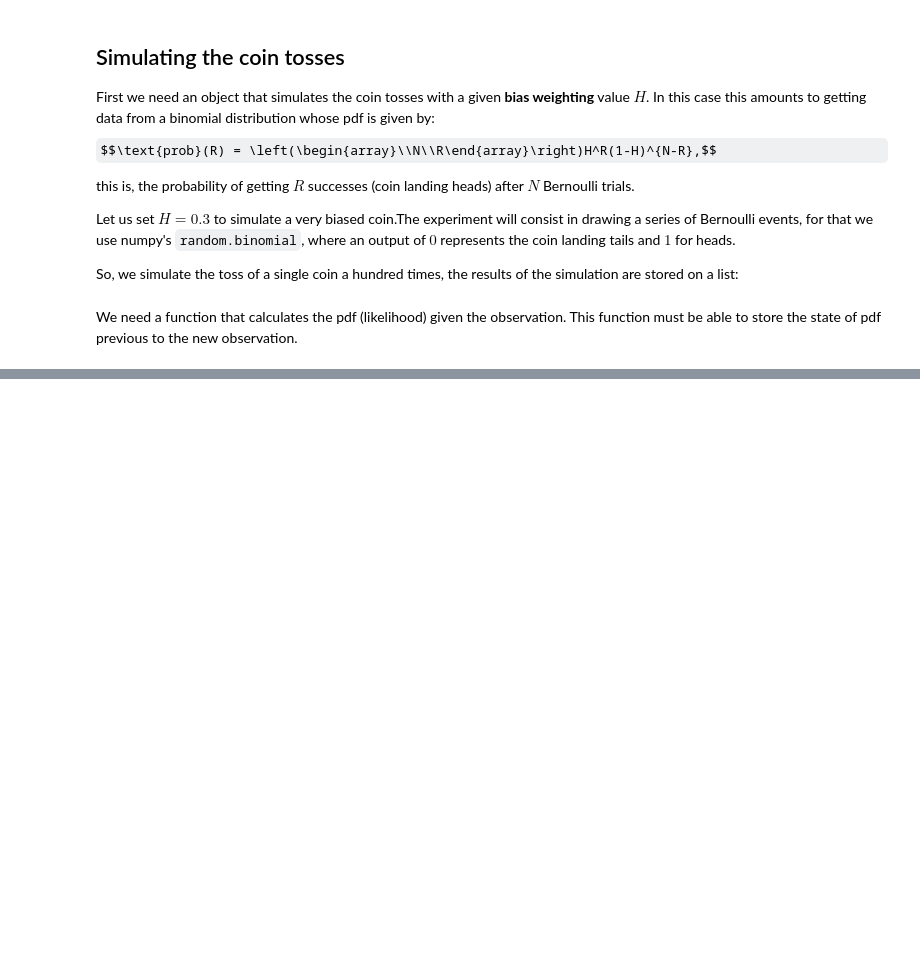
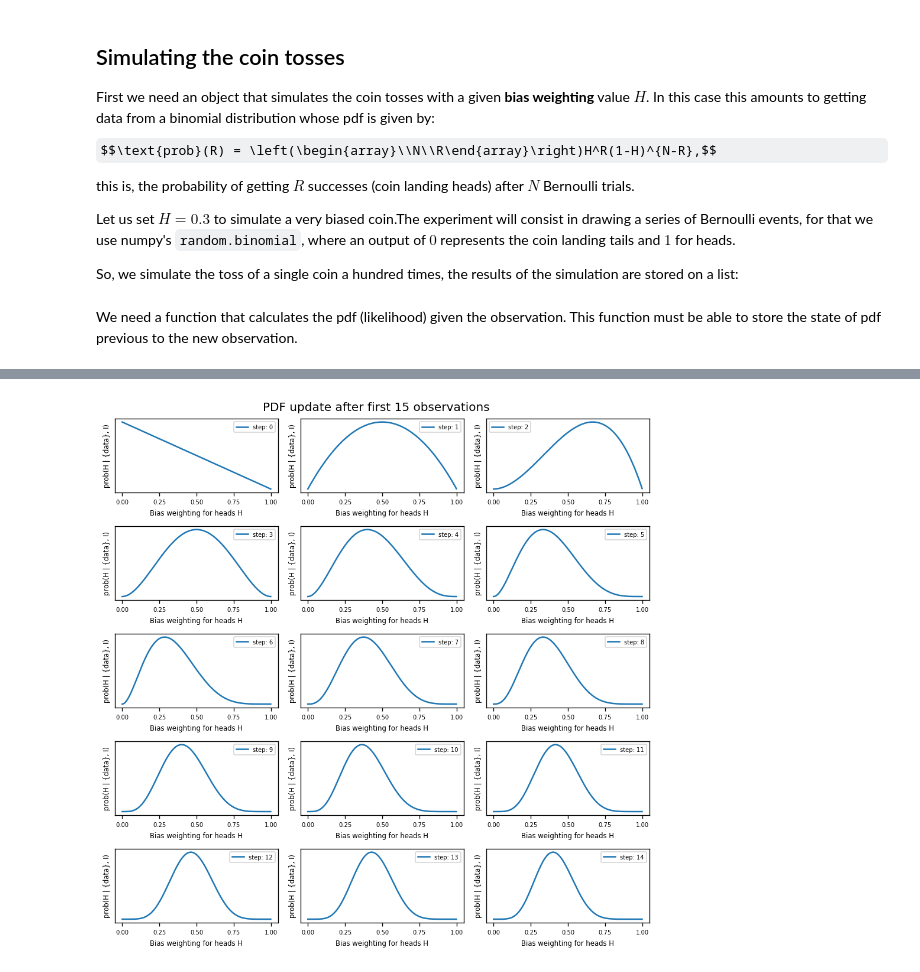
Before and after one commit to pibieta/ML-course, a Jupyter notebook: PR_and_ML/1B - Parameter Estimation 1.ipynb, the cells around one changed output, grey strips where cells are left out. Drawn from its saved outputs; the diff is of its cells as text; code cells hidden in the pictures; some formulas as TeX source; blank space fills up the shorter version.

Commit message:
finished the coin example. Finished the exercise section. Started the 3.3 section on sequential or one-step

```diff
--- a/PR_and_ML/1B - Parameter Estimation 1.ipynb
+++ b/PR_and_ML/1B - Parameter Estimation 1.ipynb
@@ -124,8 +132,3 @@ class BinomialPDF:
         x = np.arange(0,1, 1/n_points)
         y = self.binom*np.multiply(x**self.state[0], (1-x)**self.state[1])
         return (x,y)
-# %%
-pdf = BinomialPDF()
-for datum in experiment:
-    pdf.update(datum)
-    plt.plot(*pdf.generate_pdf_points())
@@ -159,0 +139,25 @@ I think I know how to do this! First of all, for each event in the experiment yo
+# %%
+pdf = BinomialPDF()
+n_steps = 15
+plot_step = int(n_steps / 14)
+fig, ax = plt.subplots(5,3, dpi = 120, figsize = (8,8))
+i, j = 0, 0
+for datum, n in zip(experiment[:n_steps], np.arange(len(experiment[:n_steps]))):
+    pdf.update(datum)
+    if n % plot_step == 0:
+        ax[i][j].plot(*pdf.generate_pdf_points(), label = f'step: {n}')
+        ax[i][j].legend(loc = 'best', fontsize = 6)
+        ax[i][j].set_xlabel('Bias weighting for heads H', fontsize = 7)
+        ax[i][j].set_ylabel('prob(H | {data}, I)', fontsize = 7)
+        for tick in ax[i][j].xaxis.get_major_ticks():
+                tick.label.set_fontsize(6)
+        ax[i][j].set_yticks([], [])
+        j = (j + 1)%3
+        if j % 3 == 0:
+            i = (i + 1)%5
+
+fig.suptitle('PDF update after first 15 observations')
+fig.tight_layout()
+fig.subplots_adjust(top=0.95)
+# %% [output]
+[figure, added]
```
Also changed, not shown: parts of 14 cells of this notebook.
